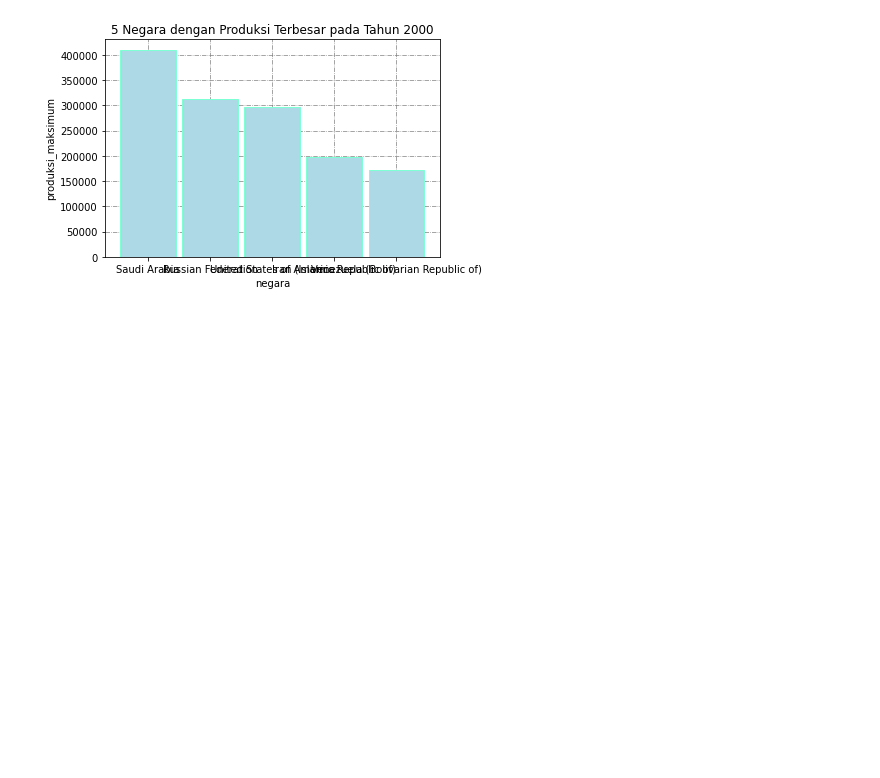
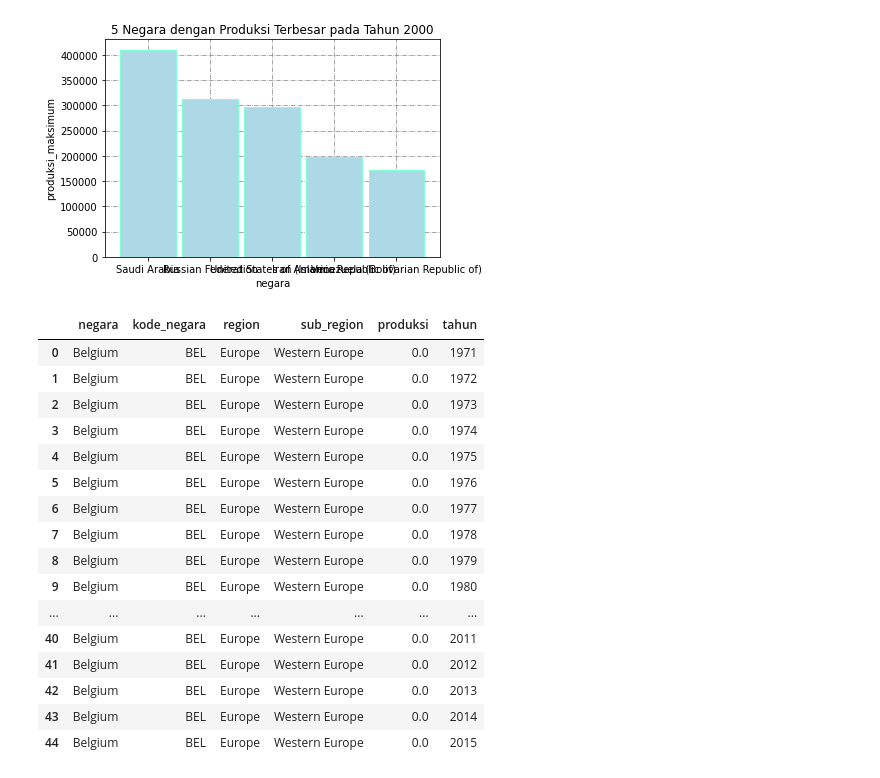
Before and after one commit to pierecnlnd/TutorProkomTM2020ITB, a Jupyter notebook: code_testing.ipynb, the cells around one changed output. Cells and saved outputs as stored; diff of their text form; code cells hidden in the pictures; blank space fills up the shorter version.

```diff
--- a/code_testing.ipynb
+++ b/code_testing.ipynb
@@ -82,3 +85,84 @@ plt.ylabel('produksi_maksimum')
 plt.show()
 # %% [output]
 [figure]
+# %%
+import numpy as np
+
+T = 2000
+
+tahun = list(dict.fromkeys(df['tahun'].tolist()))
+
+dic_maks = {'negara':[],
+            'kode_negara':[],
+            'region':[],
+            'sub_region':[],
+            'produksi':[],
+            'tahun':tahun}
+dic_min = {'negara':[],
+            'kode_negara':[],
+            'region':[],
+            'sub_region':[],
+            'produksi':[],
+            'tahun':tahun}
+dic_zero = {'negara':[],
+            'kode_negara':[],
+            'region':[],
+            'sub_region':[],
+            'produksi':[],
+            'tahun':tahun}
+
+for t in tahun:
+    df_per_tahun = df[df['tahun']==t]
+    produksi = np.array(df_per_tahun['produksi'].tolist())
+    maks_prod = max(produksi)
+    min_prod = min([p for p in produksi if p != 0])
+    zero_prod = min([p for p in produksi if p == 0])
+    # maksimum
+    kode_negara = df_per_tahun[df_per_tahun['produksi']==maks_prod]['kode_negara'].tolist()[0]
+    if kode_negara == 'WLD':
+        kode_negara = 'WLF'
+    dic_maks['negara'].append(dfJ[dfJ['alpha-3']==kode_negara]['name'].tolist()[0])
+    dic_maks['kode_negara'].append(kode_negara)
+    dic_maks['region'].append(dfJ[dfJ['alpha-3']==kode_negara]['region'].tolist()[0])
+    dic_maks['sub_region'].append(dfJ[dfJ['alpha-3']==kode_negara]['sub-region'].tolist()[0])
+    dic_maks['produksi'].append(maks_prod)
+    # minimum != 0
+    kode_negara = df_per_tahun[df_per_tahun['produksi']==min_prod]['kode_negara'].tolist()[0]
+    if kode_negara == 'WLD':
+        kode_negara = 'WLF'
+    dic_min['negara'].append(dfJ[dfJ['alpha-3']==kode_negara]['name'].tolist()[0])
+    dic_min['kode_negara'].append(kode_negara)
+    dic_min['region'].append(dfJ[dfJ['alpha-3']==kode_negara]['region'].tolist()[0])
+    dic_min['sub_region'].append(dfJ[dfJ['alpha-3']==kode_negara]['sub-region'].tolist()[0])
+    dic_min['produksi'].append(min_prod)
+    # zero == 0
+    kode_negara = df_per_tahun[df_per_tahun['produksi']==zero_prod]['kode_negara'].tolist()[0]
+    if kode_negara == 'WLD':
+        kode_negara = 'WLF'
+    dic_zero['negara'].append(dfJ[dfJ['alpha-3']==kode_negara]['name'].tolist()[0])
+    dic_zero['kode_negara'].append(kode_negara)
+    dic_zero['region'].append(dfJ[dfJ['alpha-3']==kode_negara]['region'].tolist()[0])
+    dic_zero['sub_region'].append(dfJ[dfJ['alpha-3']==kode_negara]['sub-region'].tolist()[0])
+    dic_zero['produksi'].append(zero_prod)
+
+df_maks = pd.DataFrame(dic_maks)
+df_min = pd.DataFrame(dic_min)
+df_zero = pd.DataFrame(dic_zero)
+# %% [output]
+|  | negara | kode_negara | region | sub_region | produksi | tahun |
+| 0 | Belgium | BEL | Europe | Western Europe | 0.0 | 1971 |
+| 1 | Belgium | BEL | Europe | Western Europe | 0.0 | 1972 |
+| 2 | Belgium | BEL | Europe | Western Europe | 0.0 | 1973 |
+| 3 | Belgium | BEL | Europe | Western Europe | 0.0 | 1974 |
+| 4 | Belgium | BEL | Europe | Western Europe | 0.0 | 1975 |
+| 5 | Belgium | BEL | Europe | Western Europe | 0.0 | 1976 |
+| 6 | Belgium | BEL | Europe | Western Europe | 0.0 | 1977 |
+| 7 | Belgium | BEL | Europe | Western Europe | 0.0 | 1978 |
+| 8 | Belgium | BEL | Europe | Western Europe | 0.0 | 1979 |
+| 9 | Belgium | BEL | Europe | Western Europe | 0.0 | 1980 |
+| ... | ... | ... | ... | ... | ... | ... |
+| 40 | Belgium | BEL | Europe | Western Europe | 0.0 | 2011 |
+| 41 | Belgium | BEL | Europe | Western Europe | 0.0 | 2012 |
+| 42 | Belgium | BEL | Europe | Western Europe | 0.0 | 2013 |
+| 43 | Belgium | BEL | Europe | Western Europe | 0.0 | 2014 |
+| 44 | Belgium | BEL | Europe | Western Europe | 0.0 | 2015 |
```
Also changed, not shown: parts of 1 cell of this notebook, 1 other file.
